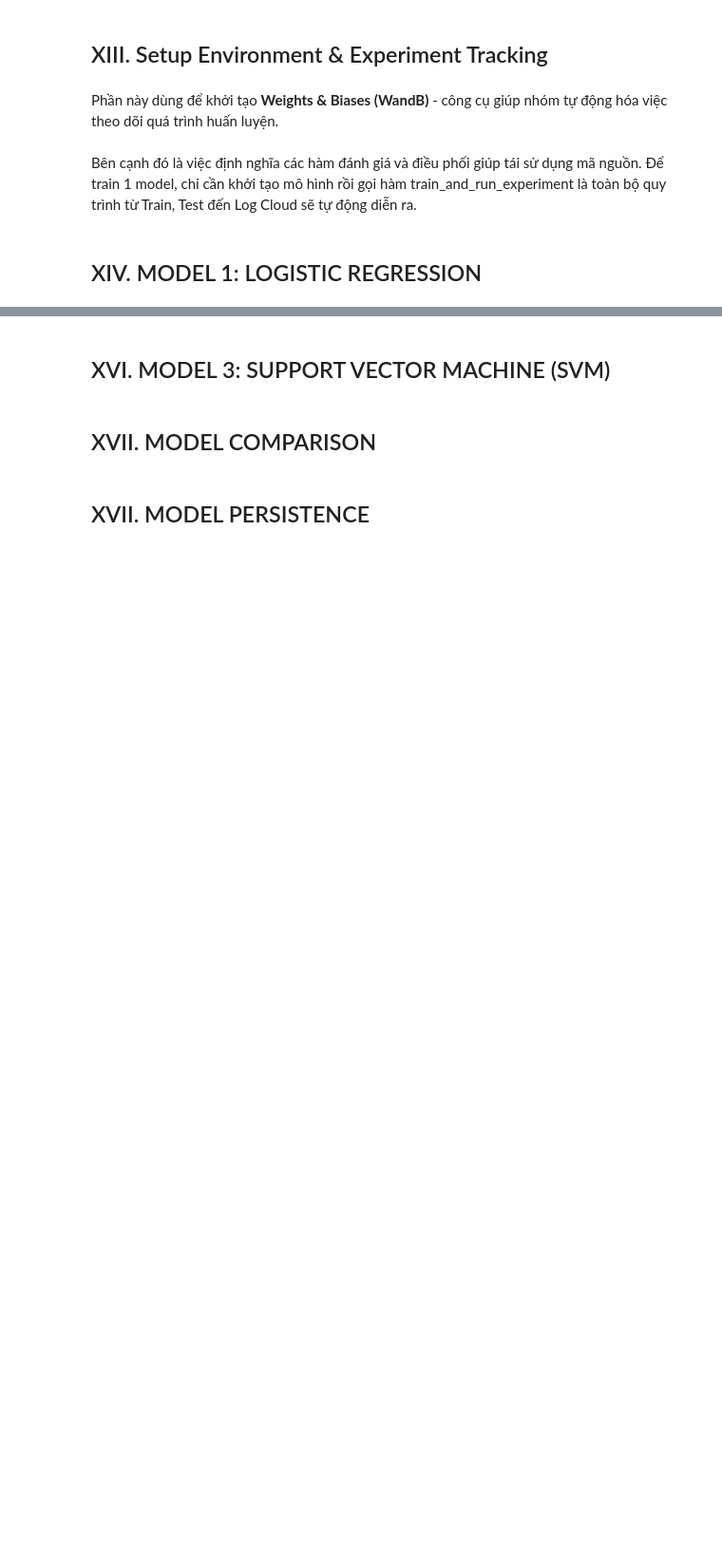
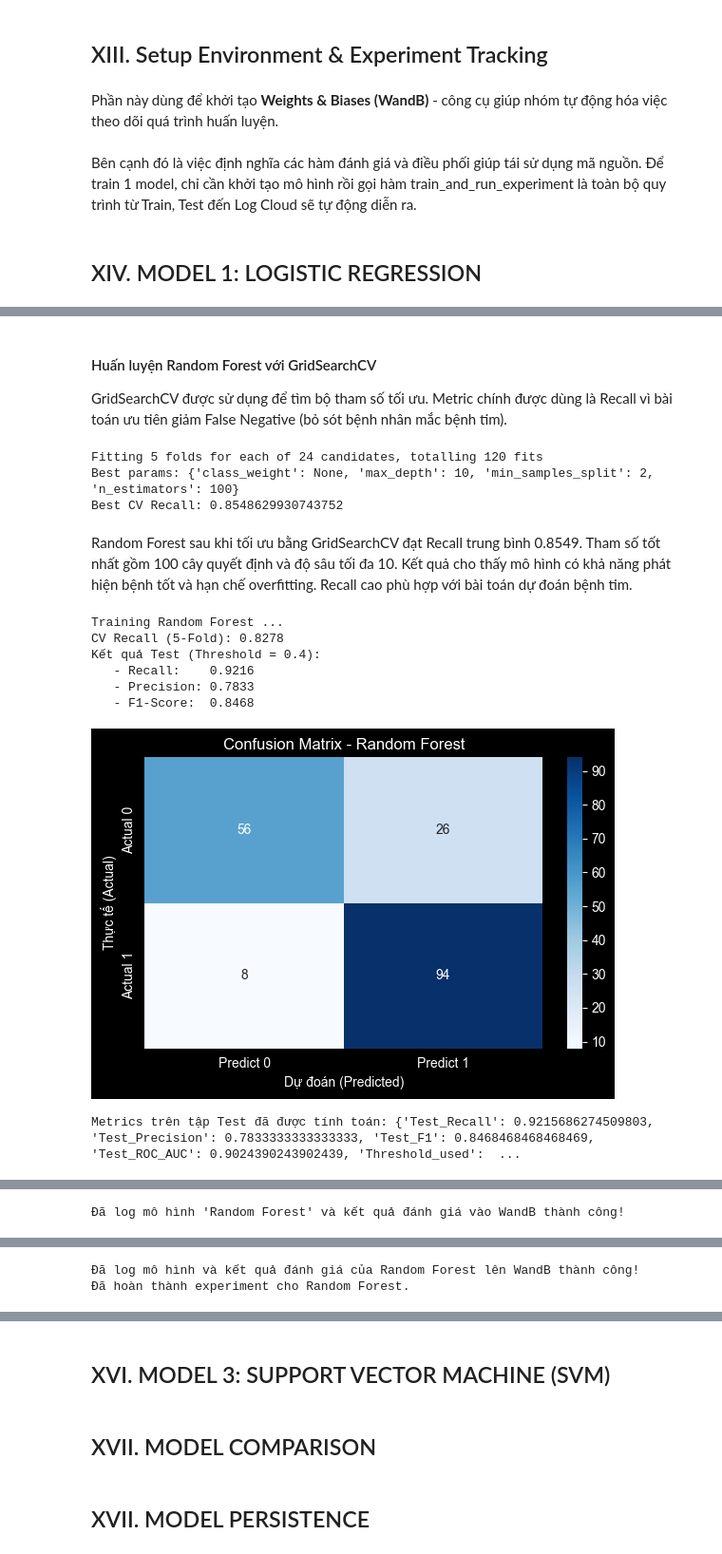
Before and after one commit to phat-05/heart-disease-classification, a Jupyter notebook: notebooks/project_analysis.ipynb, the cells around one changed output, grey strips where cells are left out. Shown at 95% size. Cells and saved outputs as stored; diff of their text form; code cells hidden in the pictures; blank space fills up the shorter version.

Commit message:
Thêm 3 runs Random Forest (Baseline, GridSearchCV, ExtraConfig) và phân tích Feature Importance

```diff
--- a/notebooks/project_analysis.ipynb
+++ b/notebooks/project_analysis.ipynb
@@ -1363,0 +1693,63 @@ def train_and_run_experiment(model, model_name, config, X_train, y_train, X_test
+# %%
+#Khai báo param_grid cho Random Forest
+param_grid_rf = {
+    'n_estimators': [100, 200],
+    'max_depth': [None, 10, 20],
+    'min_samples_split': [2, 5],
+    'class_weight': ['balanced', None]
+}
+# %% [markdown]
+#### Huấn luyện Random Forest với GridSearchCV
+
+GridSearchCV được sử dụng để tìm bộ tham số tối ưu.
+Metric chính được dùng là Recall vì bài toán ưu tiên giảm False Negative
+(bỏ sót bệnh nhân mắc bệnh tim).
+# %%
+#GridSearchCV Random Forest
+rf = RandomForestClassifier(random_state=RANDOM_STATE)
+
+grid_rf = GridSearchCV(
+    estimator=rf,
+    param_grid=param_grid_rf,
+    scoring="recall",
+    cv=5,
+    n_jobs=-1,
+    verbose=1
+)
+
+grid_rf.fit(X_train_prepared, y_train)
+
+print("Best params:", grid_rf.best_params_)
+print("Best CV Recall:", grid_rf.best_score_)
+# %% [output]
+Fitting 5 folds for each of 24 candidates, totalling 120 fits
+Best params: {'class_weight': None, 'max_depth': 10, 'min_samples_split': 2, 'n_estimators': 100}
+Best CV Recall: 0.8548629930743752
+# %% [markdown]
+Random Forest sau khi tối ưu bằng GridSearchCV đạt Recall trung bình 0.8549.
+Tham số tốt nhất gồm 100 cây quyết định và độ sâu tối đa 10.
+Kết quả cho thấy mô hình có khả năng phát hiện bệnh tốt và hạn chế overfitting.
+Recall cao phù hợp với bài toán dự đoán bệnh tim.
+# %%
+#Run 1 (GridSearchCV)
+best_params_rf = grid_rf.best_params_
+
+rf_model, rf_metrics = train_and_run_experiment(
+    model=RandomForestClassifier(**best_params_rf, random_state=RANDOM_STATE),
+    model_name="Random Forest",
+    config=best_params_rf,
+    X_train=X_train_prepared,
+    y_train=y_train,
+    X_test=X_test_prepared,
+    y_test=y_test,
+    threshold=0.4
+)
+# %% [output]
+Training Random Forest ...
+CV Recall (5-Fold): 0.8278
+Kết quả Test (Threshold = 0.4):
+   - Recall:    0.9216
+   - Precision: 0.7833
+   - F1-Score:  0.8468
+[figure, added]
+Metrics trên tập Test đã được tính toán: {'Test_Recall': 0.9215686274509803, 'Test_Precision': 0.7833333333333333, 'Test_F1': 0.8468468468468469, 'Test_ROC_AUC': 0.9024390243902439, 'Threshold_used':  ...
@@ -1363,0 +1761 @@ def train_and_run_experiment(model, model_name, config, X_train, y_train, X_test
+Đã log mô hình 'Random Forest' và kết quả đánh giá vào WandB thành công!
@@ -1363,0 +1765,2 @@ def train_and_run_experiment(model, model_name, config, X_train, y_train, X_test
+Đã log mô hình và kết quả đánh giá của Random Forest lên WandB thành công!
+Đã hoàn thành experiment cho Random Forest.
```
Also changed, not shown: parts of 53 cells of this notebook, 1 other file.
